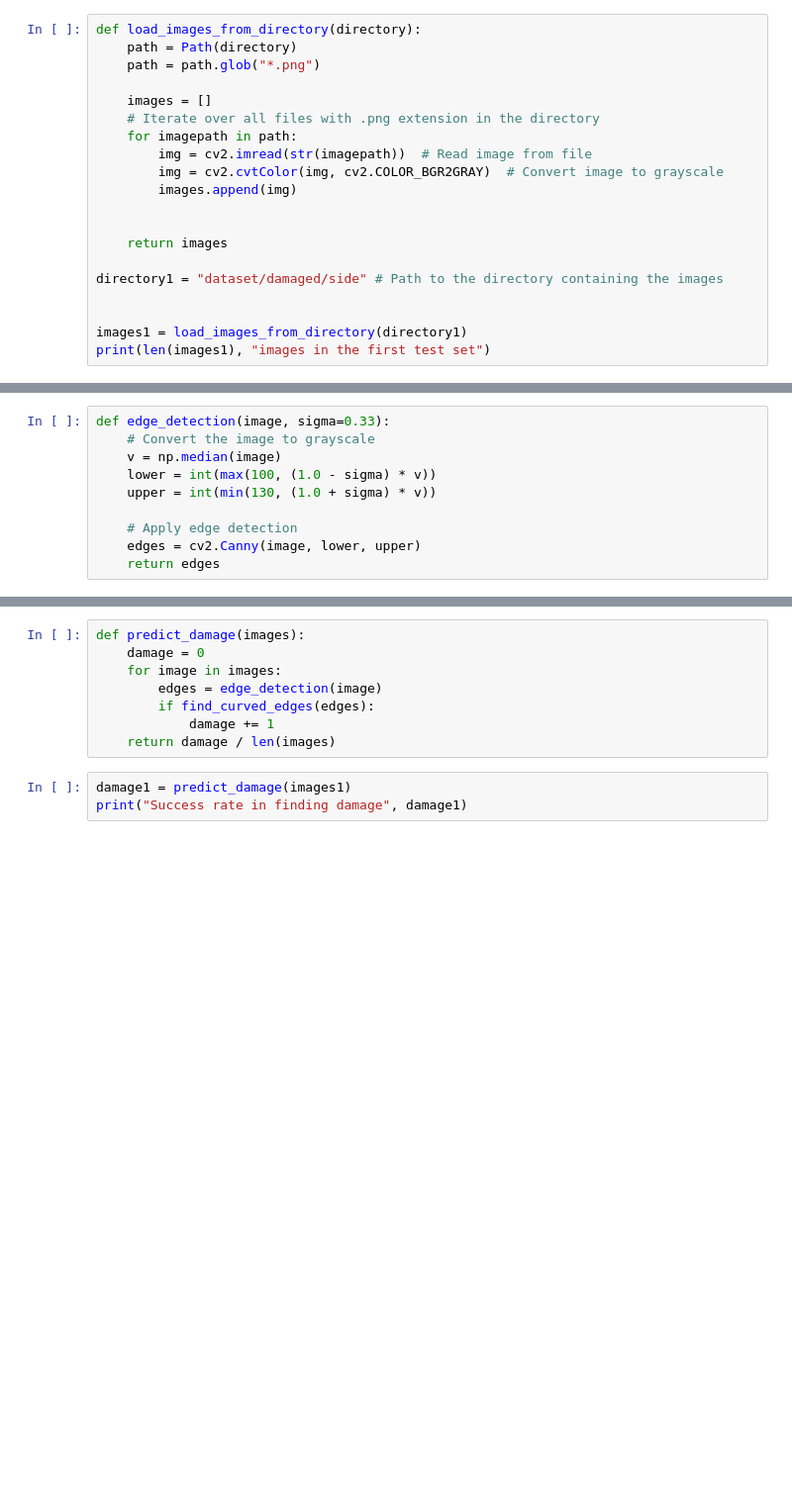
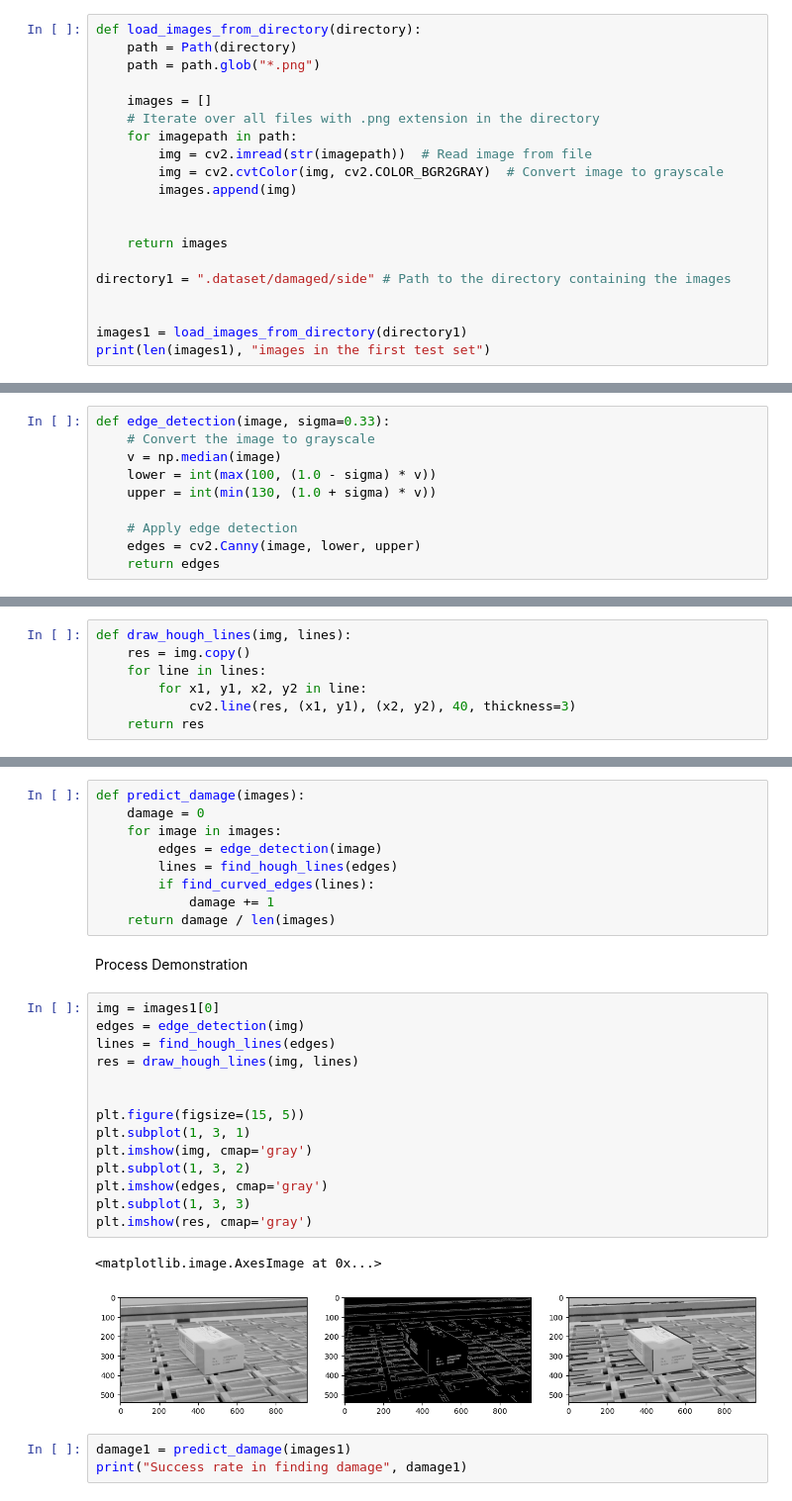
Before and after one commit to Phon-student/cv2proj, a Jupyter notebook: detect.ipynb, the cells around one changed output, grey strips where cells are left out. Shown at 99% size. Saved outputs shown, nothing was run; the diff lists cells and outputs as text; blank space fills up the shorter version.

Commit message:
Add Process Demonstration

```diff
--- a/detect.ipynb
+++ b/detect.ipynb
@@ -22,7 +22,7 @@ def load_images_from_directory(directory):
 
     return images
 
-directory1 = "dataset/damaged/side" # Path to the directory containing the images
+directory1 = ".dataset/damaged/side" # Path to the directory containing the images
 
 
 images1 = load_images_from_directory(directory1)
@@ -61,0 +50,7 @@ def find_curved_edges(edges, min_angle=60, max_angle=120):
+# %%
+def draw_hough_lines(img, lines):
+    res = img.copy()
+    for line in lines:
+        for x1, y1, x2, y2 in line:
+            cv2.line(res, (x1, y1), (x2, y2), 40, thickness=3)
+    return res
@@ -64,9 +69,29 @@ def predict_damage(images):
     damage = 0
     for image in images:
         edges = edge_detection(image)
-        if find_curved_edges(edges):
+        lines = find_hough_lines(edges)
+        if find_curved_edges(lines):
             damage += 1
     return damage / len(images)
+# %% [markdown]
+Process Demonstration
+# %%
+img = images1[0]
+edges = edge_detection(img)
+lines = find_hough_lines(edges)
+res = draw_hough_lines(img, lines)
+
+
+plt.figure(figsize=(15, 5))
+plt.subplot(1, 3, 1)
+plt.imshow(img, cmap='gray')
+plt.subplot(1, 3, 2)
+plt.imshow(edges, cmap='gray')
+plt.subplot(1, 3, 3)
+plt.imshow(res, cmap='gray')
+# %% [output]
+<matplotlib.image.AxesImage at 0x...>
+[figure, added]
 # %%
 damage1 = predict_damage(images1)
 print("Success rate in finding damage", damage1)
```
Also changed, not shown: parts of 3 cells of this notebook.
